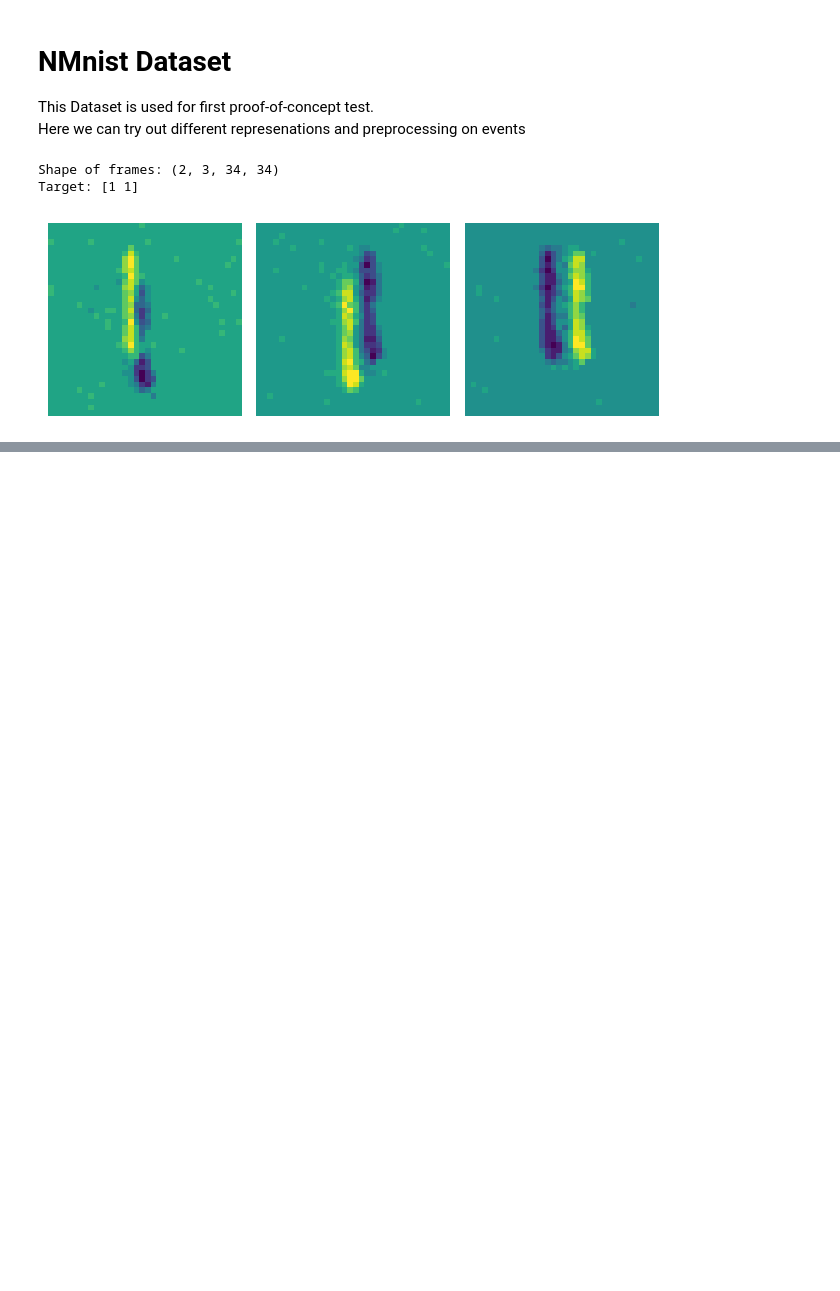
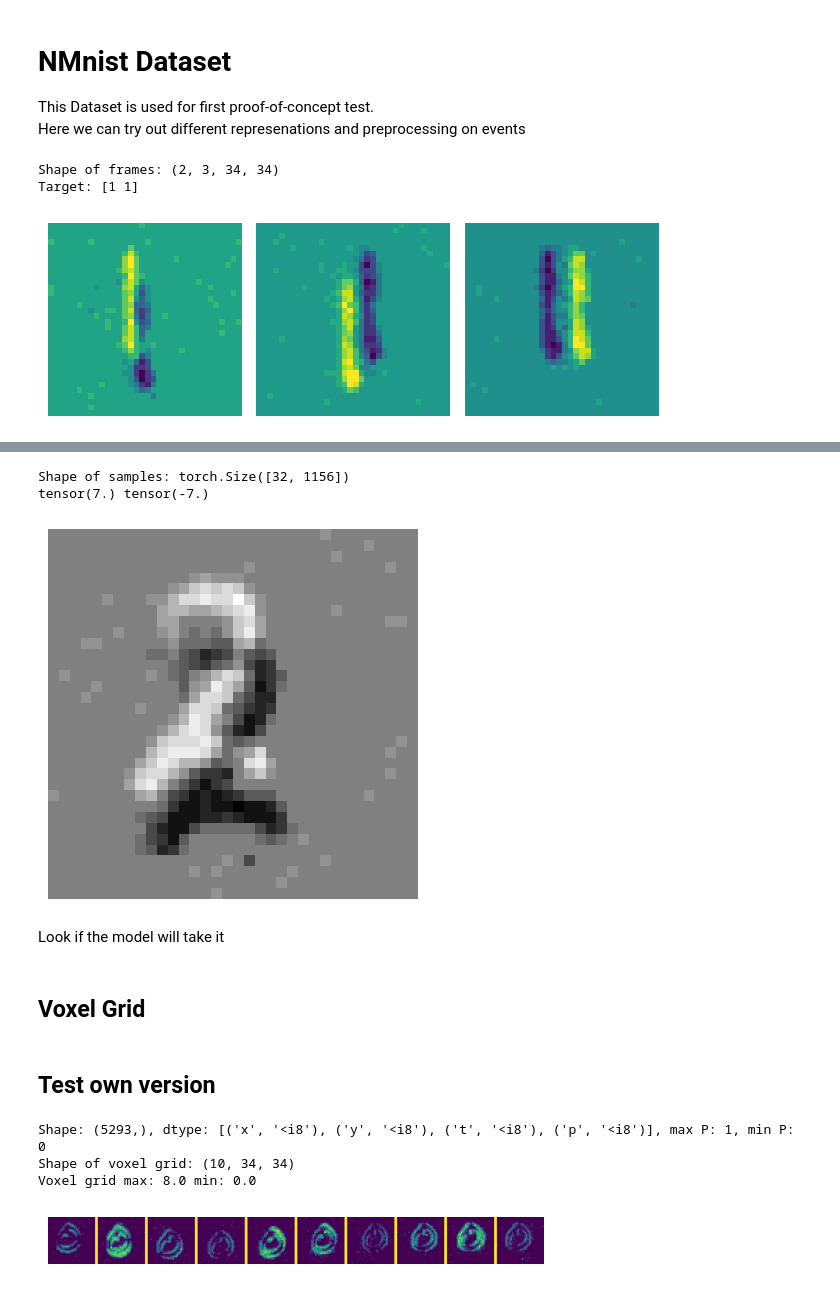
Before and after one commit to leviN1998/Master_Thesis, a Jupyter notebook: notebooks/3.0-lk-preprocess-nmnist.ipynb, the cells around one changed output, grey strips where cells are left out. Drawn from its saved outputs; the diff is of its cells as text; code cells hidden in the pictures; blank space fills up the shorter version.

Commit message:
working with voxel grids

```diff
--- a/notebooks/3.0-lk-preprocess-nmnist.ipynb
+++ b/notebooks/3.0-lk-preprocess-nmnist.ipynb
@@ -44,0 +50,10 @@ Error:
+# %%
+flat_transform = transforms.Compose([
+    tonic.transforms.ToFrame(sensor_size=sensor_size, n_time_bins=3),
+    lambda x: np.diff(x, axis=1).squeeze(axis=1),  # do the difference operation here instead of later
+    # lambda x: np.array(x[0].reshape(-1), dtype=np.float32) # flatten the frame
+    lambda x: np.array(x[0])
+])
+dataset = tonic.datasets.NMNIST(save_to="../data/NMNIST", train=False, transform=flat_transform)
+print(dataset[100][0].shape)
+print(dataset[100][0].dtype)
@@ -44,0 +67,21 @@ Error:
+# %%
+# try do put it into dataLoader
+train_loader = torch.utils.data.DataLoader(
+    dataset,
+    batch_size=32,
+    shuffle=True,
+    num_workers=4,
+    pin_memory=True
+)
+samples, labels = next(iter(train_loader))
+print("Shape of samples:", samples.shape)
+print(samples[0].max(), samples[0].min())
+plt.imshow(samples[0].reshape(34, 34), cmap='gray')
+plt.axis('off')
+plt.show()
+# %% [output]
+Shape of samples: torch.Size([32, 1156])
+tensor(7.) tensor(-7.)
+[figure, added]
+# %% [markdown]
+Look if the model will take it
@@ -44,0 +101,4 @@ Error:
+# %% [markdown]
+## Voxel Grid
+# %% [markdown]
+## Test own version
@@ -44,0 +109,18 @@ Error:
+# %%
+dataset = tonic.datasets.NMNIST(save_to="../data/NMNIST", train=False)
+print(f"Shape: {dataset[0][0].shape}, dtype: {dataset[0][0].dtype}, max P: {dataset[0][0]['p'].max()}, min P: {dataset[0][0]['p'].min()}")
+num_bins = 10
+image = dataset[100][0]
+vg = event_represenations.events_to_voxel(image["x"], image["y"], image["t"], image["p"], num_bins, sensor_size=tonic.datasets.NMNIST.sensor_size)
+print("Shape of voxel grid:", vg.shape)
+print("Voxel grid max:", vg.max(), "min:", vg.min())
+# %% [output]
+Shape: (5293,), dtype: [('x', '<i8'), ('y', '<i8'), ('t', '<i8'), ('p', '<i8')], max P: 1, min P: 0
+Shape of voxel grid: (10, 34, 34)
+Voxel grid max: 8.0 min: 0.0
+# %%
+plt.imshow(voxel_grid.get_voxel_grid_as_image(vg))
+plt.axis('off')
+plt.show()
+# %% [output]
+[figure, added]
```
Also changed, not shown: parts of 7 cells of this notebook, 12 other files.
